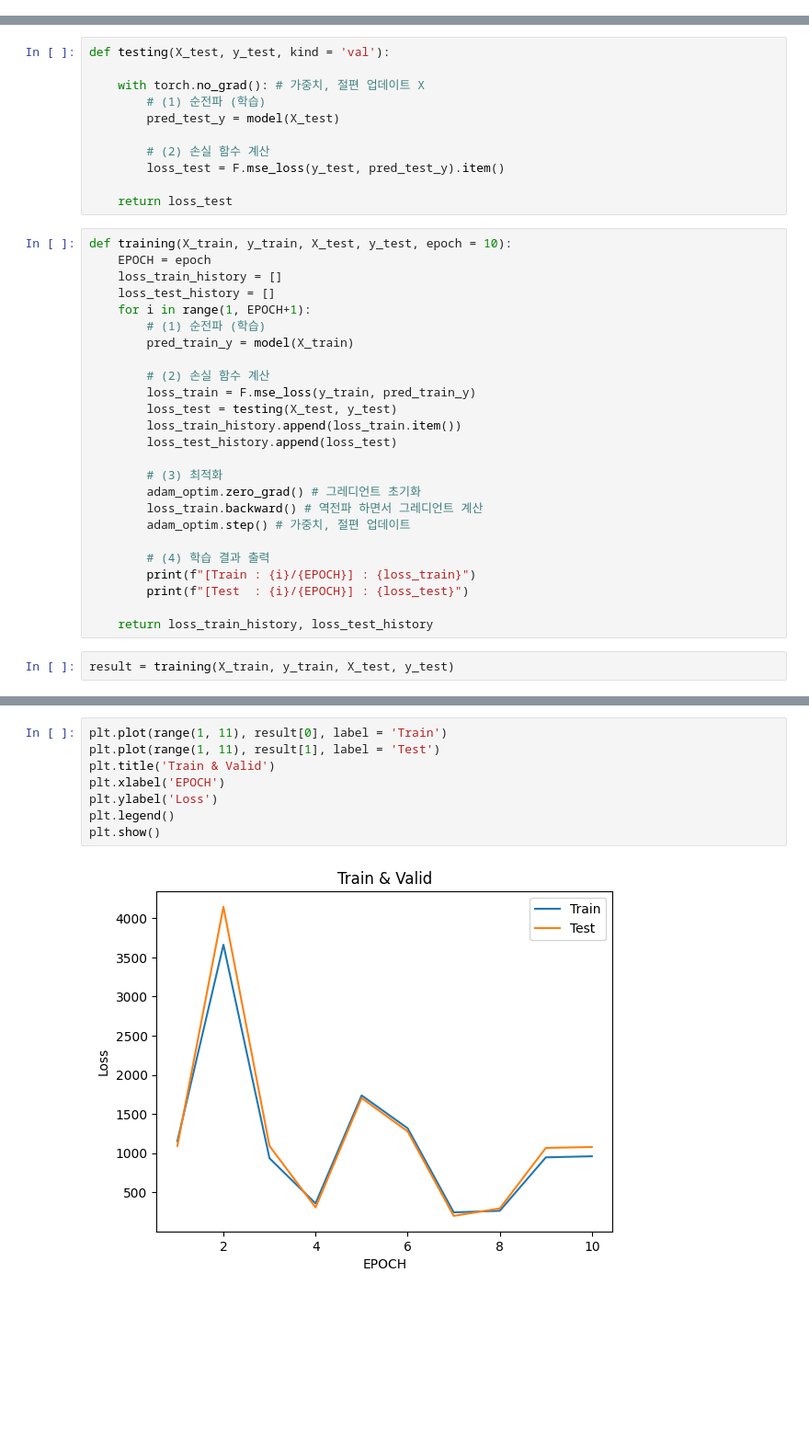
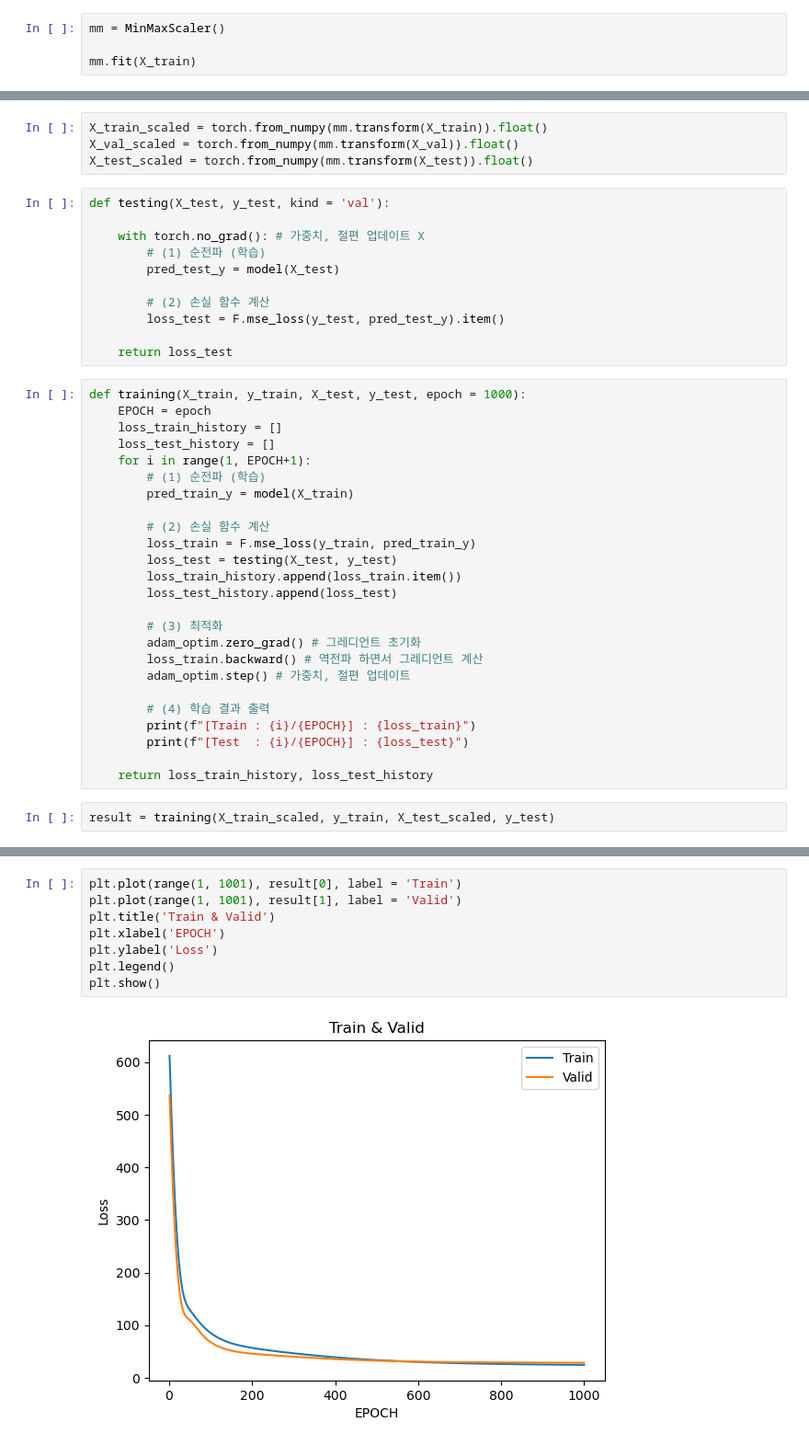
Before and after one commit to joo9810/VSCode, a Jupyter notebook: K-Digital Training/김소현 강사님/Pytorch/숙제/work_09_10_보스턴_안효준.ipynb, the cells around one changed output, grey strips where cells are left out. Shown at 92% size. Saved outputs shown, nothing was run; the diff lists cells and outputs as text; blank space fills up the shorter version.

```diff
--- a/K-Digital Training/김소현 강사님/Pytorch/숙제/work_09_10_보스턴_안효준.ipynb
+++ b/K-Digital Training/김소현 강사님/Pytorch/숙제/work_09_10_보스턴_안효준.ipynb
@@ -74,3 +75,7 @@ print(f"test : {X_test.shape}, {y_test.shape}")
 train : torch.Size([323, 13]), torch.Size([323, 1])
 val : torch.Size([81, 13]), torch.Size([81, 1])
 test : torch.Size([102, 13]), torch.Size([102, 1])
+# %%
+mm = MinMaxScaler()
+
+mm.fit(X_train)
@@ -77,3 +84,7 @@ test : torch.Size([102, 13]), torch.Size([102, 1])
+# %%
+X_train_scaled = torch.from_numpy(mm.transform(X_train)).float()
+X_val_scaled = torch.from_numpy(mm.transform(X_val)).float()
+X_test_scaled = torch.from_numpy(mm.transform(X_test)).float()
 # %%
 def testing(X_test, y_test, kind = 'val'):
 
@@ -86,7 +97,7 @@ def testing(X_test, y_test, kind = 'val'):
 
     return loss_test
 # %%
-def training(X_train, y_train, X_test, y_test, epoch = 10):
+def training(X_train, y_train, X_test, y_test, epoch = 1000):
     EPOCH = epoch
     loss_train_history = []
     loss_test_history = []
@@ -111,5 +122,5 @@ def training(X_train, y_train, X_test, y_test, epoch = 10):
 
     return loss_train_history, loss_test_history
 # %%
-result = training(X_train, y_train, X_test, y_test)
+result = training(X_train_scaled, y_train, X_test_scaled, y_test)
 # %% [output]
@@ -136,10 +144,10 @@ result = training(X_train, y_train, X_test, y_test)
 # %%
-plt.plot(range(1, 11), result[0], label = 'Train')
-plt.plot(range(1, 11), result[1], label = 'Test')
+plt.plot(range(1, 1001), result[0], label = 'Train')
+plt.plot(range(1, 1001), result[1], label = 'Valid')
 plt.title('Train & Valid')
 plt.xlabel('EPOCH')
 plt.ylabel('Loss')
 plt.legend()
 plt.show()
 # %% [output]
-[figure, old version]
+[figure, new version]
```
Also changed, not shown: parts of 5 cells of this notebook, 9 other files.
